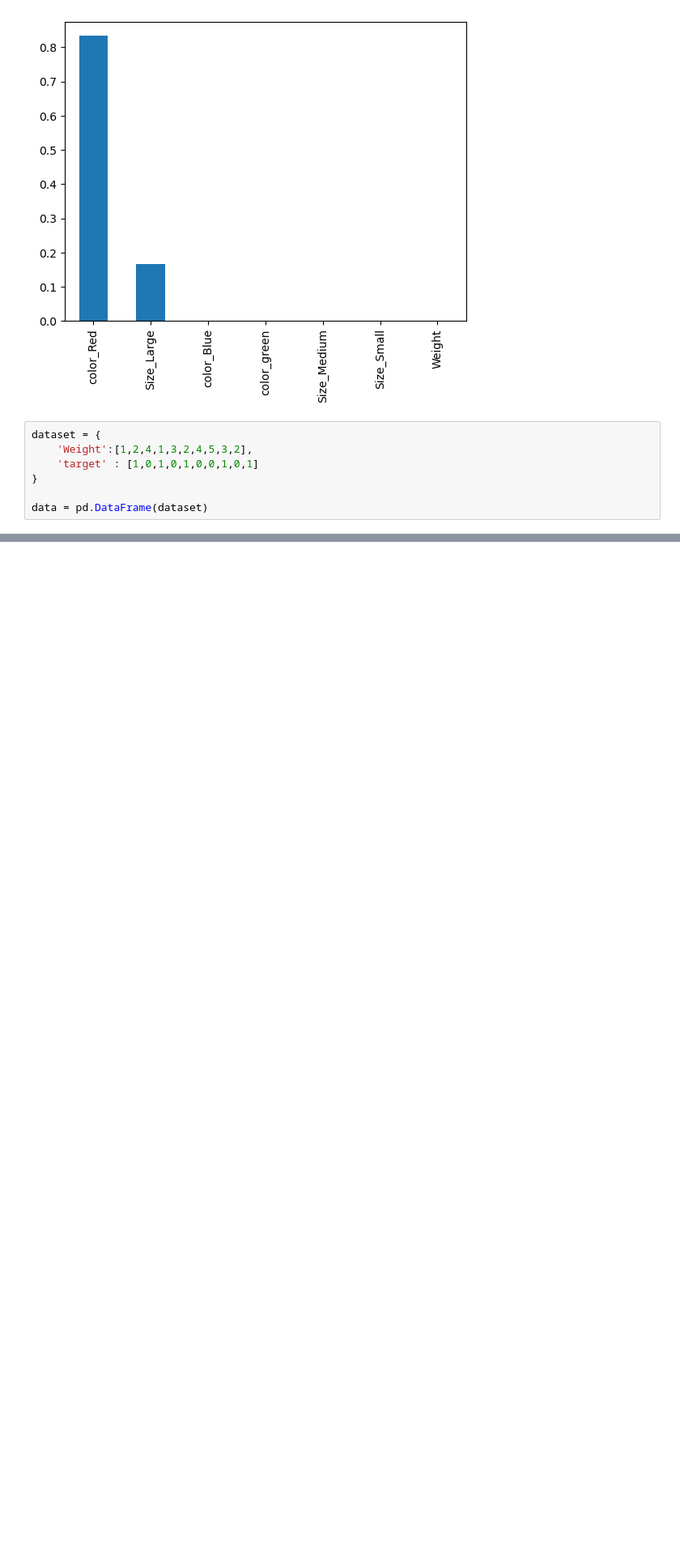
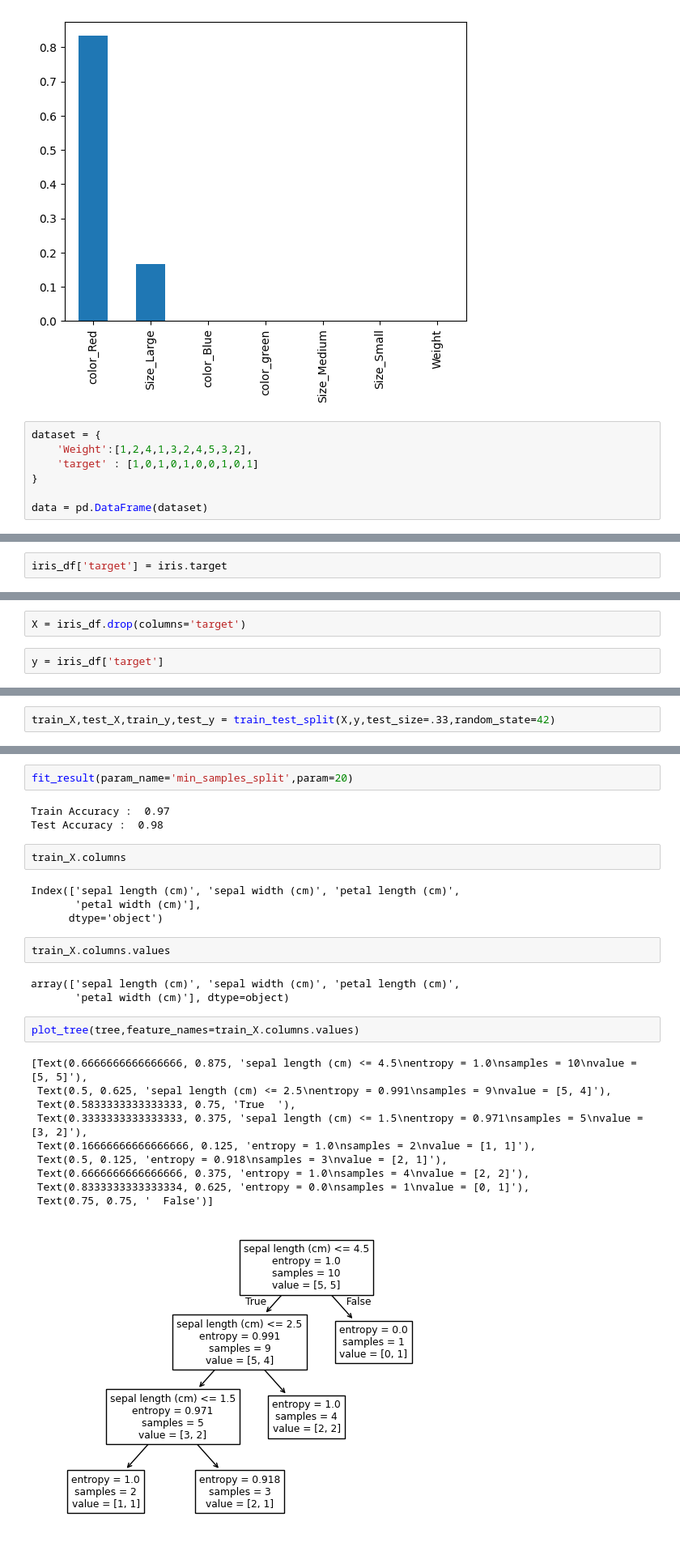
Before and after one commit to BalamuruganDE/DataScience, a Jupyter notebook: MachineLearning/Decision_Tree/Decision_Tree.ipynb, the cells around one changed output, grey strips where cells are left out. Shown at 81% size. Saved outputs shown, nothing was run; the diff lists cells and outputs as text; blank space fills up the shorter version.

```diff
--- a/MachineLearning/Decision_Tree/Decision_Tree.ipynb
+++ b/MachineLearning/Decision_Tree/Decision_Tree.ipynb
@@ -172,0 +216,2 @@ plot_tree(tree, feature_names = ['Weight'],class_names = ['0','1'], filled = Tru
+# %%
+iris_df['target'] = iris.target
@@ -172,0 +234,4 @@ plot_tree(tree, feature_names = ['Weight'],class_names = ['0','1'], filled = Tru
+# %%
+X = iris_df.drop(columns='target')
+# %%
+y = iris_df['target']
@@ -172,0 +260,2 @@ plot_tree(tree, feature_names = ['Weight'],class_names = ['0','1'], filled = Tru
+# %%
+train_X,test_X,train_y,test_y = train_test_split(X,y,test_size=.33,random_state=42)
@@ -172,0 +349,29 @@ plot_tree(tree, feature_names = ['Weight'],class_names = ['0','1'], filled = Tru
+# %%
+fit_result(param_name='min_samples_split',param=20)
+# %% [output]
+Train Accuracy :  0.97
+Test Accuracy :  0.98
+# %%
+train_X.columns
+# %% [output]
+Index(['sepal length (cm)', 'sepal width (cm)', 'petal length (cm)',
+       'petal width (cm)'],
+      dtype='object')
+# %%
+train_X.columns.values
+# %% [output]
+array(['sepal length (cm)', 'sepal width (cm)', 'petal length (cm)',
+       'petal width (cm)'], dtype=object)
+# %%
+plot_tree(tree,feature_names=train_X.columns.values)
+# %% [output]
+[Text(0.6666666666666666, 0.875, 'sepal length (cm) <= 4.5\nentropy = 1.0\nsamples = 10\nvalue = [5, 5]'),
+ Text(0.5, 0.625, 'sepal length (cm) <= 2.5\nentropy = 0.991\nsamples = 9\nvalue = [5, 4]'),
+ Text(0.5833333333333333, 0.75, 'True  '),
+ Text(0.3333333333333333, 0.375, 'sepal length (cm) <= 1.5\nentropy = 0.971\nsamples = 5\nvalue = [3, 2]'),
+ Text(0.16666666666666666, 0.125, 'entropy = 1.0\nsamples = 2\nvalue = [1, 1]'),
+ Text(0.5, 0.125, 'entropy = 0.918\nsamples = 3\nvalue = [2, 1]'),
+ Text(0.6666666666666666, 0.375, 'entropy = 1.0\nsamples = 4\nvalue = [2, 2]'),
+ Text(0.8333333333333334, 0.625, 'entropy = 0.0\nsamples = 1\nvalue = [0, 1]'),
+ Text(0.75, 0.75, '  False')]
+[figure, added]
```
Also changed, not shown: parts of 66 cells of this notebook, 10 other files.
